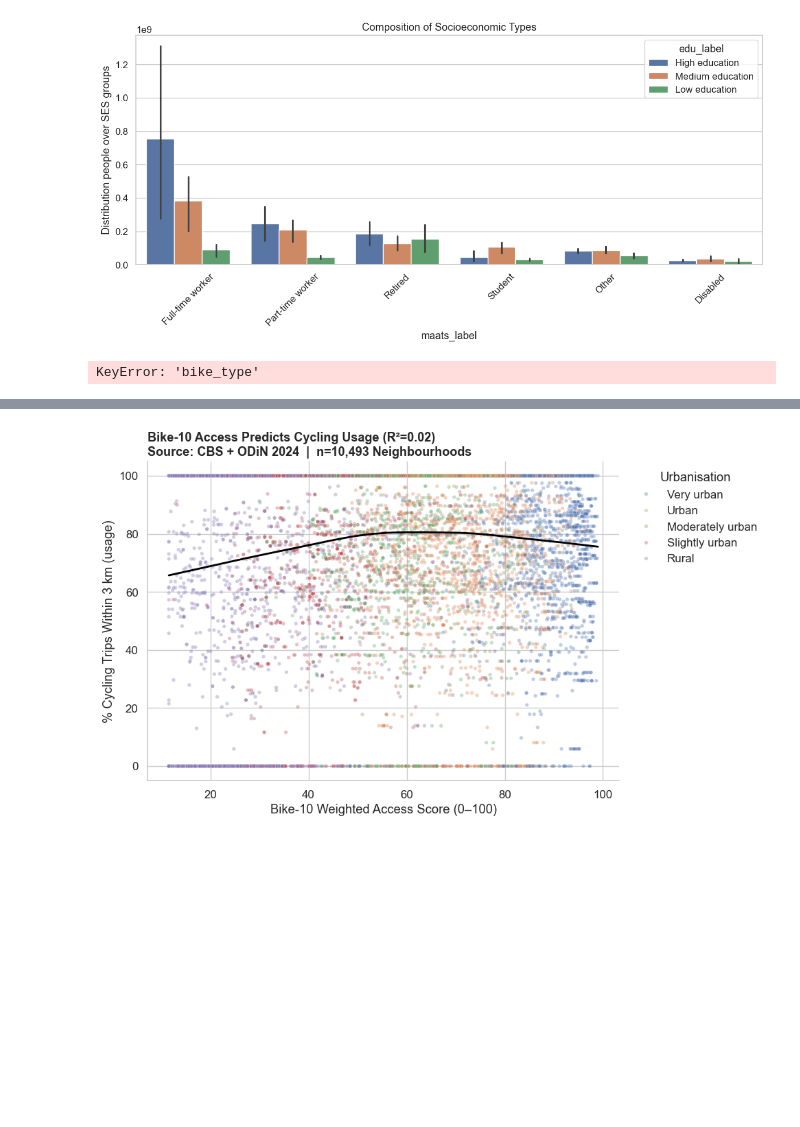
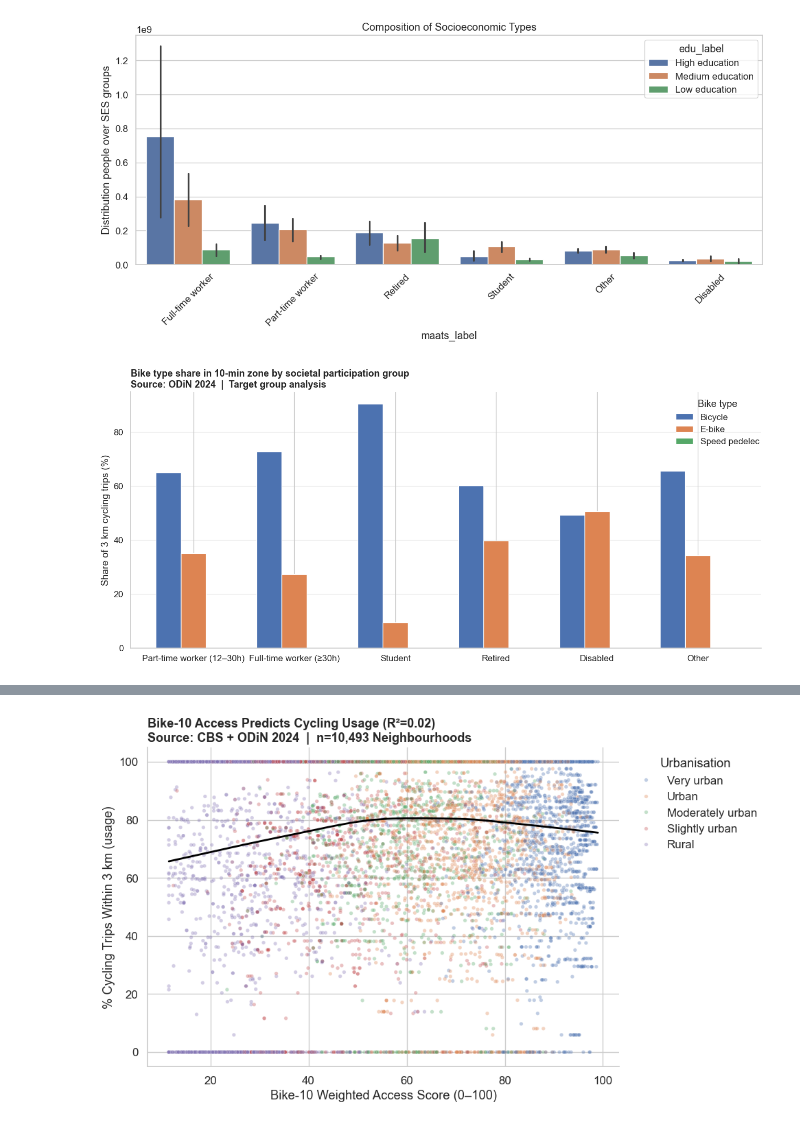
Before and after one commit to carmenkohler/1BM130, a Jupyter notebook: Daan_dataexploration_updatesCarmen.ipynb, the cells around one changed output, grey strips where cells are left out. Saved outputs shown, nothing was run; the diff lists cells and outputs as text; code cells hidden in the pictures; blank space fills up the shorter version.

```diff
--- a/Daan_dataexploration_updatesCarmen.ipynb
+++ b/Daan_dataexploration_updatesCarmen.ipynb
@@ -639,7 +626,54 @@ plt.show()
 # %% [output]
 [figure]
 # %%
-# --- Mapping & ordering ---
+df_trips = odin_2024.copy()
+df_trips['dist_km']      = df_trips['AfstV'] / 10
+# KHvm is bike usage
+df_trips['is_bike']      = df_trips['KHvm'] == 5
+df_trips['is_car']       = df_trips['Hvm'] == 1
+df_trips['is_walk']      = df_trips['Hvm'] == 9
+# add within 3 km bool
+df_trips['within3km']    = df_trips['dist_km'] <= 3.0
+
+df_trips['dist_km']      = df_trips['AfstV'] / 10
+# KHvm is bike usage
+df_trips['is_bike']      = df_trips['KHvm'] == 5
+df_trips['is_car']       = df_trips['Hvm'] == 1
+df_trips['is_walk']      = df_trips['Hvm'] == 9
+# add within 3 km bool
+df_trips['within3km']    = df_trips['dist_km'] <= 3.0
+# Same for within 10 minutes
+df_trips['within10min'] = df_trips['Reisduur'] <= 10
+# Essentials are (according to smartwayz): education, grocery shopping, services
+df_trips['is_essential'] = df_trips['Doel'].isin([7, 8, 13])
+# trip level weight we should always use this factor to get representative trip shares
+df_trips['wV'] = pd.to_numeric(df_trips['FactorV'], errors='coerce').fillna(0)
+
+#Keeping only regular trips
+df_trips = df_trips[df_trips['Verpl'] == 1].copy()
+
+# # Mode labels (from Hvm) for plots
+# mode_map = {1:'Car', 2:'Train', 3:'Bus', 4:'Tram', 5:'Metro',
+#             6:'Speedpedelec', 7:'E-bike', 8:'Bicycle', 9:'Walking',
+#             11:'Van', 16:'Motorcycle', 17:'Moped', 18:'Scooter', 14:'Taxi'}
+# df_trips['mode_label'] = df_trips['Hvm'].map(mode_map)
+
+# # Simplified modes to 6 groups for cleaner charts
+# simplify = {'Speedpedelec':'Cycling (all)', 'E-bike':'Cycling (all)', 'Bicycle':'Cycling (all)',
+#             'Tram':'Public transport', 'Metro':'Public transport', 'Bus':'Public transport',
+#             'Van':'Other', 'Motorcycle':'Other', 'Moped':'Other', 'Scooter':'Other', 'Taxi':'Other'}
+# df_trips['mode_simple'] = df_trips['mode_label'].replace(simplify)
+
+# # HHGestInkG is standardised household income decile (1=lowest, 10 = highest)
+# df_trips['income_group'] = pd.cut(df_trips['HHGestInkG'],
+#     bins=[0, 2, 4, 6, 8, 10],
+#     labels=['Low\n(1–2)', 'Low-mid\n(3–4)', 'Middle\n(5–6)',
+#             'High-mid\n(7–8)', 'High\n(9–10)'])
+
+# Bike type labels (from Hvm for bikes: 6=Speed pedelec, 7=E-bike, 8=Bicycle)
+bike_labels = {6: 'Speed pedelec', 7: 'E-bike', 8: 'Bicycle'}
+df_trips['bike_type'] = df_trips['Hvm'].map(bike_labels)
+
 maats_map = {
     1: 'Part-time worker (12–30h)',
     2: 'Full-time worker (≥30h)',
@@ -649,14 +683,14 @@ maats_map = {
     6: 'Other'
 }
 maats_order = list(maats_map.values())
-df['maats_label'] = df['MaatsPart_DANS24'].map(maats_map)
+df_trips['maats_label'] = df_trips['MaatsPart_DANS24'].map(maats_map)
 
-# --- Filter: only local trips + known bike types + known participation ---
-bike_maats = df[
-    df['within3km'] &
-    df['bike_type'].notna() &
-    df['maats_label'].notna()
-].copy()
+
+bike_maats = df_trips[
+    df_trips['within3km'] &
+    df_trips['bike_type'].notna() &
+    df_trips['maats_label'].notna()
+]
 
 # --- Weighted counts per group ---
 grouped = (
@@ -679,37 +713,37 @@ grouped = grouped.merge(totals, on='maats_label')
 grouped['share_pct'] = grouped['count'] / grouped['total'] * 100
 
 # --- Ensure all bike types appear as columns ---
-all_bike_types = sorted(df['bike_type'].dropna().unique())
+all_bike_types = sorted(df_trips['bike_type'].dropna().unique())
 
 pivot = (
     grouped
     .pivot(index='maats_label', columns='bike_type', values='share_pct')
     .reindex(maats_order)          # correct order of rows
     .reindex(columns=all_bike_types)  # consistent bike type order
     .fillna(0)
 )
 
 # --- Plot ---
 fig, ax = plt.subplots(figsize=(13, 6))
 pivot.plot(kind='bar', ax=ax, width=0.75, edgecolor='white')
 
 ax.set_ylabel('Share of 3 km cycling trips (%)')
 ax.set_xlabel('')
 ax.set_title(
     'Bike type share in 10-min zone by societal participation group\n'
     'Source: ODiN 2024  |  Target group analysis',
     fontsize=13, fontweight='bold', loc='left'
 )
 
 ax.set_xticklabels(maats_order, rotation=0, ha='center')
 ax.legend(title='Bike type', bbox_to_anchor=(1.01, 1), frameon=False)
 ax.grid(axis='y', alpha=0.3)
 ax.spines[['top', 'right']].set_visible(False)
 
 plt.tight_layout()
 plt.show()
 # %% [output]
-KeyError: 'bike_type'
+[figure, added]
 # %%
 # Normalise buurt keys
 def to_buurt8(code):
```
Also changed, not shown: parts of 7 cells of this notebook, 1 other file.
